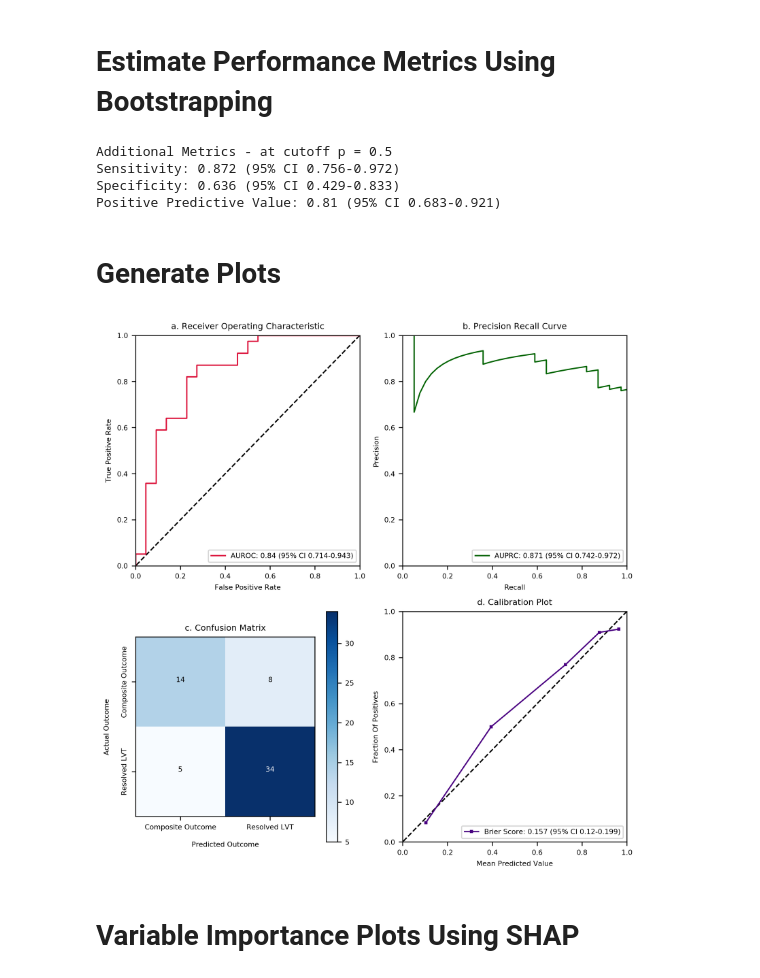
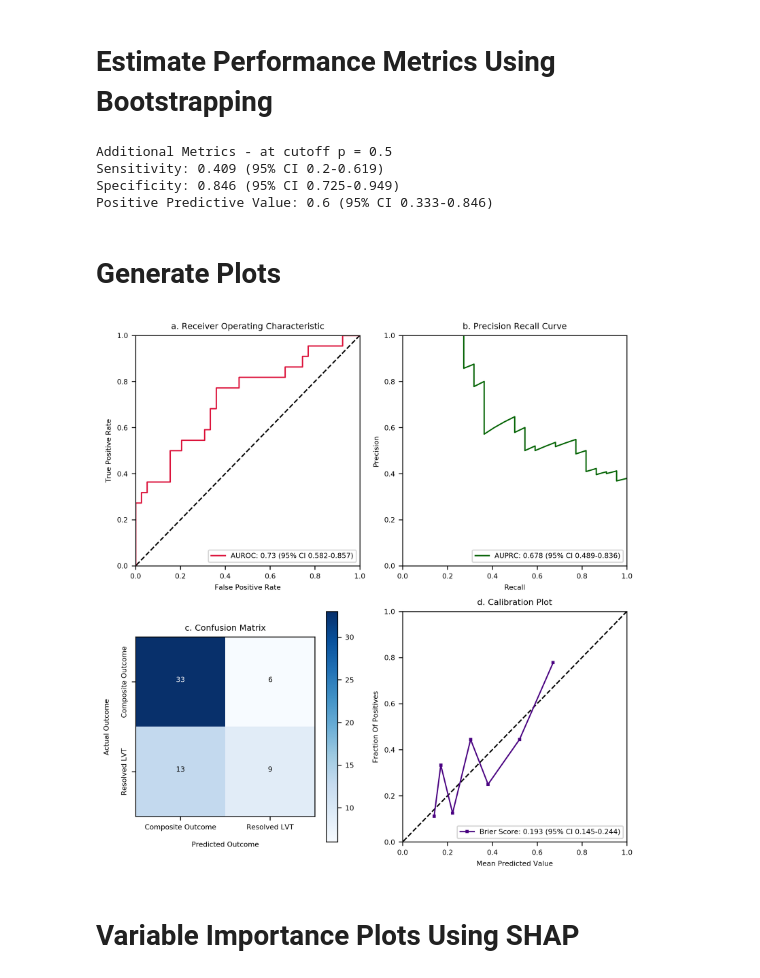
Before and after one commit to wesleyyeung/lvtres, a Jupyter notebook: 3_evaluate.ipynb, the cells around one changed output. Cells and saved outputs as stored; diff of their text form; code cells hidden in the pictures.

```diff
--- a/3_evaluate.ipynb
+++ b/3_evaluate.ipynb
@@ -44,7 +44,7 @@ x_test = x_test.drop(x_test.columns[0],axis=1)
 y_test = pd.read_csv('processed_data/y_test.csv')
 y_test = y_test.drop(y_test.columns[0],axis=1)
 y_test = y_test.T.squeeze()
-best_model = joblib.load(f'pickled_objects/LVTRES_best_model.pkl')
+best_model = joblib.load(f'pickled_objects/best_model.pkl')
 
 bootstrap_reps = 10000
 # %% [markdown]
@@ -194,9 +194,9 @@ _,ppv_lowerbound,ppv_upperbound,_ = mean_95ci(bootstrap_dict['ppv'],bootstrap_di
 print(f'Positive Predictive Value: {np.round(ppv,3)} (95% CI {ppv_lowerbound}-{ppv_upperbound})')
 # %% [output]
 Additional Metrics - at cutoff p = 0.5
-Sensitivity: 0.872 (95% CI 0.756-0.972)
-Specificity: 0.636 (95% CI 0.429-0.833)
-Positive Predictive Value: 0.81 (95% CI 0.683-0.921)
+Sensitivity: 0.409 (95% CI 0.2-0.619)
+Specificity: 0.846 (95% CI 0.725-0.949)
+Positive Predictive Value: 0.6 (95% CI 0.333-0.846)
 # %% [markdown]
 # Generate Plots
 # %%
@@ -239,36 +239,35 @@ title='c. Confusion Matrix'
 cmap=plt.cm.Blues
 plt.imshow(cm, interpolation='nearest', cmap=cmap)
 plt.title(title)
 plt.colorbar()
 tick_marks = np.arange(len(classes))
 plt.xticks(tick_marks, classes)
 plt.yticks(tick_marks, classes,rotation=90,va='center')
 thresh = cm.max() / 2.
 import itertools
 for i, j in itertools.product(range(cm.shape[0]), range(cm.shape[1])):
     plt.text(j, i, cm[i, j],
              horizontalalignment="center",
              color="white" if cm[i, j] > thresh else "black")
 plt.xlabel('Predicted Outcome',labelpad=10)
 plt.ylabel('Actual Outcome',labelpad=10)
 
-fraction_of_positives, mean_predicted_value = calibration_curve(y_test, prob_pos, n_bins=6,normalize=True,strategy='quantile')
 title_calibration='d. Calibration Plot'
 plt.subplot(2,2,4)
 plt.title(title_calibration)
 plt.ylim(0.,1.)
 plt.xlim(0.,1.)
 plt.ylabel("Fraction Of Positives")
 plt.xlabel("Mean Predicted Value")
 plt.plot([1, 0], [1, 0],"k--",linewidth=lw)
-fraction_of_positives, mean_predicted_value = calibration_curve(y_test,prob_pos,strategy='quantile',normalize=True,n_bins=5)
+fraction_of_positives, mean_predicted_value = calibration_curve(y_test, prob_pos, n_bins=7,normalize=False,strategy='quantile')
 brier_score = brier_score_loss(y_test,prob_pos)
 plt.plot(mean_predicted_value, fraction_of_positives, "rs-",markersize=2,label=f'Brier Score: {np.round(brier_score,3)} (95% CI {brier_lowerbound}-{brier_upperbound})',color='indigo',linewidth=lw)
 plt.legend(loc="lower right")
 plt.savefig('results/Figure 2.png',bbox_inches='tight')
 plt.tight_layout()
 # %% [output]
-[figure, old version]
+[figure, new version]
 # %% [markdown]
 # Variable Importance Plots Using SHAP
 # %%
```
Also changed, not shown: parts of 1 cell of this notebook, 7 other files.
